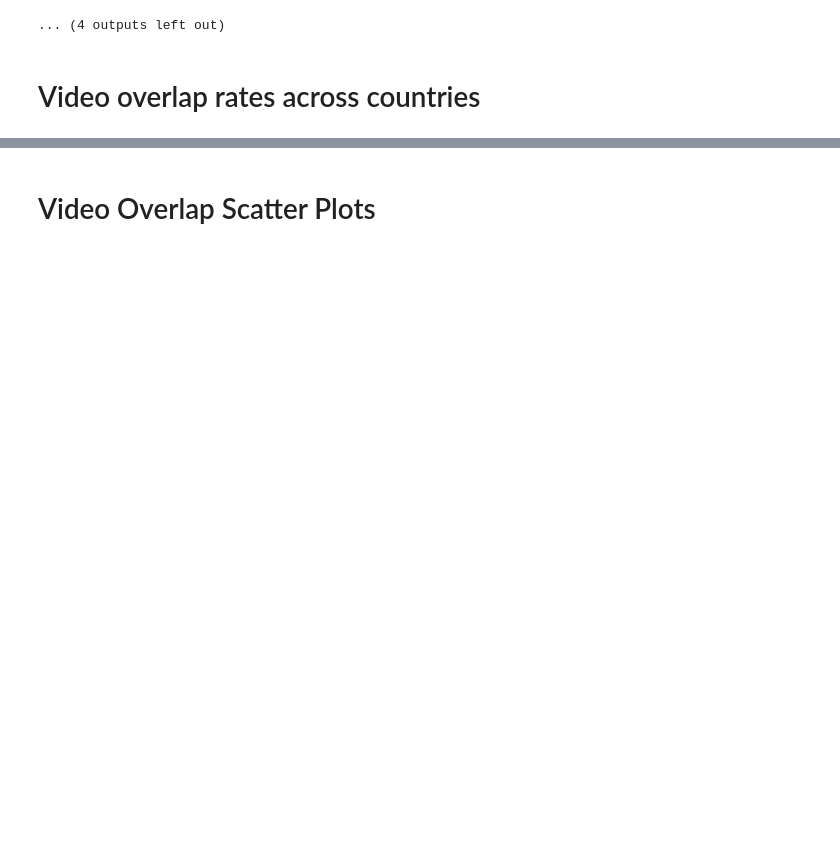
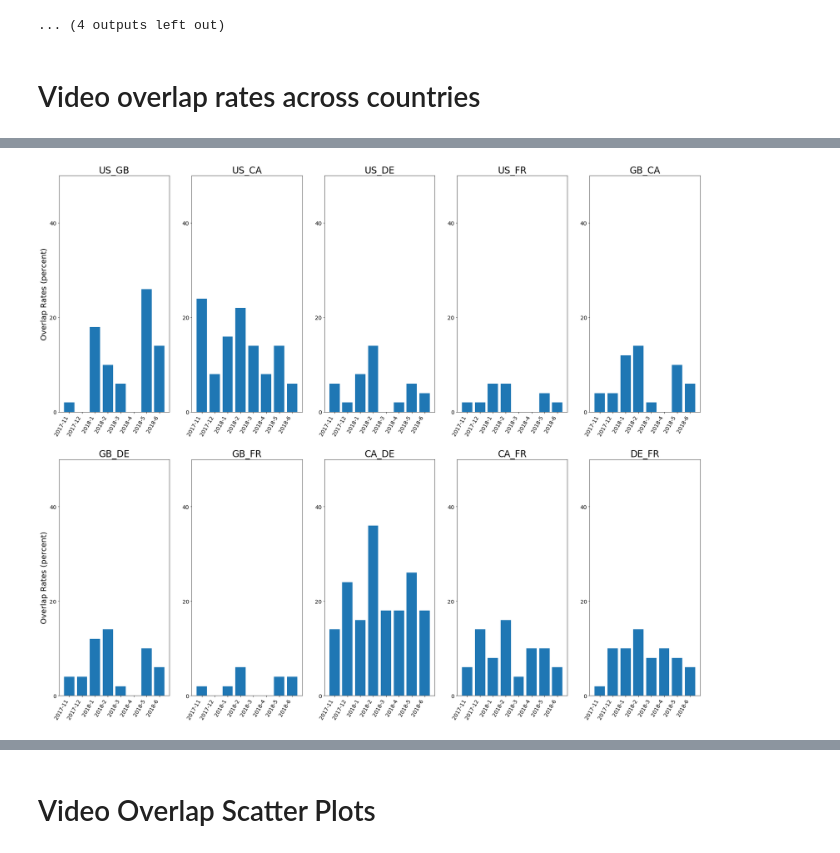
Before and after one commit to samoor64/MEDS_Project, a Jupyter notebook: Project1_analysis_Marina.ipynb, the cells around one changed output, grey strips where cells are left out. Cells and saved outputs as stored; diff of their text form; code cells hidden in the pictures; blank space fills up the shorter version.

Commit message:
country-pairs

```diff
--- a/Project1_analysis_Marina.ipynb
+++ b/Project1_analysis_Marina.ipynb
@@ -401,0 +435,99 @@ No Significant Difference
+# %%
+#make a df for repeated ANOVA
+rates = us_gb + us_ca + us_de + us_fr + gb_ca + gb_de + gb_fr + ca_de + ca_fr + de_fr
+across_factor = np.repeat(['us_gb','us_ca','us_de','us_fr','gb_ca','gb_de','gb_fr','ca_de','ca_fr','de_fr'],8)
+within_factor = [1,2,3,4,5,6,7,8]*10
+repeated = pd.DataFrame({
+    "Rates": rates,
+    "Across_factor": across_factor,
+    "Within_factor": within_factor
+})
+
+# repeated ANOVA carried out in R (outside this notebook)
+# results:
+
+# Below it is ran as one_way ANOVA(non-repeated)
+#aov = repeated.anova('Rates', sub='Across_factor', wfactors=['Within_factor'])
+#print(aov)
+
+print(us_gb)
+print(us_ca)
+print(us_de)
+print(us_fr)
+print(gb_ca)
+print(gb_de)
+print(gb_fr)
+print(ca_de)
+print(ca_fr)
+print(de_fr)
+print(stats.f_oneway(us_gb,us_ca,us_de,us_fr,gb_ca,gb_de,gb_fr,ca_de,ca_fr,de_fr))
+mc = MultiComparison(repeated['Rates'],repeated['Across_factor'])
+result = mc.tukeyhsd()
+print(f'posthoc results: {result}')
+
+plt.figure(figsize=(30,25))
+plt.subplot(2,5,1)
+plt.bar(np.arange(8),us_gb)
+plt.xticks(np.arange(8),months, rotation = 60, ha='right', fontsize=14)
+plt.yticks(np.arange(0,101,20), fontsize = 14)
+plt.title('US_GB', fontsize = 24)
+plt.ylabel('Overlap Rates (percent)', fontsize =20)
+plt.ylim(0,50)
+plt.subplot(2,5,2)
+plt.bar(np.arange(8),us_ca)
+plt.xticks(np.arange(8),months, rotation = 60, ha='right', fontsize=14)
+plt.yticks(np.arange(0,101,20), fontsize = 14)
+plt.title('US_CA', fontsize = 24)
+plt.ylim(0,50)
+plt.subplot(2,5,3)
+plt.bar(np.arange(8),us_de)
+plt.xticks(np.arange(8),months, rotation = 60, ha='right', fontsize=14)
+plt.yticks(np.arange(0,101,20), fontsize = 14)
+plt.title('US_DE', fontsize = 24)
+plt.ylim(0,50)
+plt.subplot(2,5,4)
+plt.bar(np.arange(8),us_fr)
+plt.xticks(np.arange(8),months, rotation = 60, ha='right', fontsize=14)
+plt.yticks(np.arange(0,101,20), fontsize = 14)
+plt.yticks(np.arange(0,101,20), fontsize = 14)
+plt.title('US_FR', fontsize = 24)
+plt.ylim(0,50)
+plt.subplot(2,5,5)
+plt.bar(np.arange(8),gb_ca)
+plt.xticks(np.arange(8),months, rotation = 60, ha='right', fontsize=14)
+plt.yticks(np.arange(0,101,20), fontsize = 14)
+plt.title('GB_CA', fontsize = 24)
+plt.ylim(0,50)
+plt.subplot(2,5,6)
+plt.bar(np.arange(8),gb_de)
+plt.xticks(np.arange(8),months, rotation = 60, ha='right', fontsize=14)
+plt.yticks(np.arange(0,102,20), fontsize = 14)
+plt.ylabel('Overlap Rates (percent)', fontsize =20)
+plt.title('GB_DE', fontsize = 24)
+plt.ylim(0,50)
+plt.subplot(2,5,7)
+plt.bar(np.arange(8),gb_fr)
+plt.xticks(np.arange(8),months, rotation = 60, ha='right', fontsize=14)
+plt.yticks(np.arange(0,101,20), fontsize = 14)
+plt.title('GB_FR', fontsize = 24)
+plt.ylim(0,50)
+plt.subplot(2,5,8)
+plt.bar(np.arange(8),ca_de)
+plt.xticks(np.arange(8),months, rotation = 60, ha='right', fontsize=14)
+plt.yticks(np.arange(0,101,20), fontsize = 14)
+plt.title('CA_DE', fontsize = 24)
+plt.ylim(0,50)
+plt.subplot(2,5,9)
+plt.bar(np.arange(8),ca_fr)
+plt.xticks(np.arange(8),months, rotation = 60, ha='right', fontsize=14)
+plt.yticks(np.arange(0,101,20), fontsize = 14)
+plt.title('CA_FR', fontsize = 24)
+plt.ylim(0,50)
+plt.subplot(2,5,10)
+plt.bar(np.arange(8),de_fr)
+plt.xticks(np.arange(8),months, rotation = 60, ha='right', fontsize=14)
+plt.yticks(np.arange(0,101,20), fontsize = 14)
+plt.title('DE_FR', fontsize = 24)
+plt.ylim(0,50)
+plt.savefig("Overlap_country_pairs.png")
+# %% [output]
@@ -401,0 +551 @@ No Significant Difference
+[figure, added]
```
Also changed, not shown: parts of 9 cells of this notebook, 39 other files.
